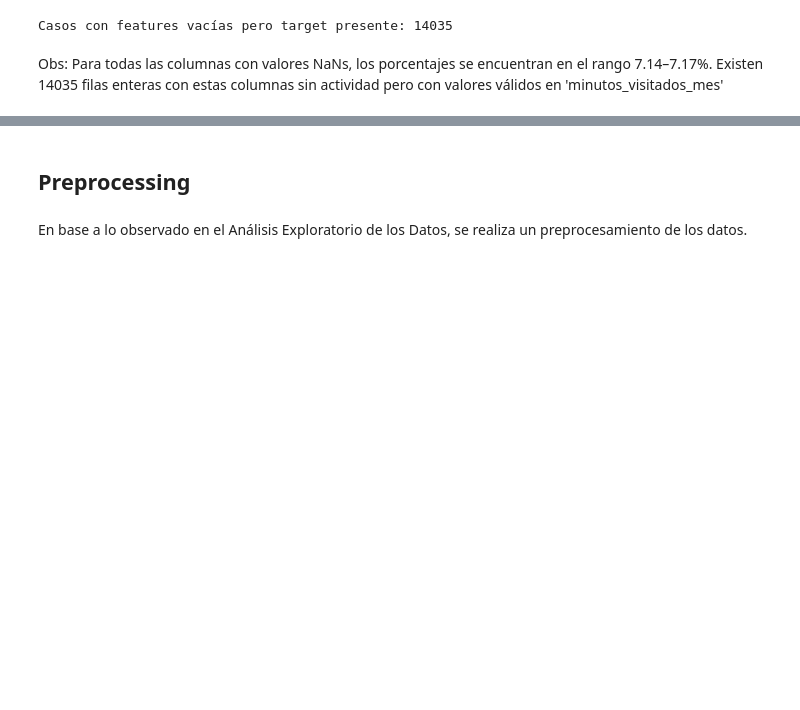
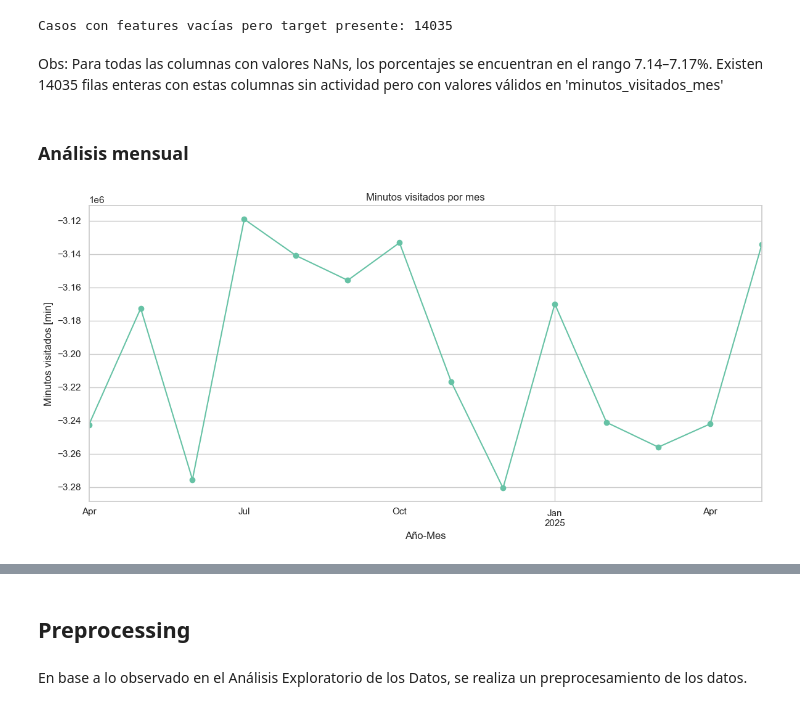
Before and after one commit to msolpera/challenge_quilmes, a Jupyter notebook: notebooks/EDA.ipynb, the cells around one changed output, grey strips where cells are left out. Drawn from its saved outputs; the diff is of its cells as text; code cells hidden in the pictures; blank space fills up the shorter version.

```diff
--- a/notebooks/EDA.ipynb
+++ b/notebooks/EDA.ipynb
@@ -250,3 +247,19 @@ Casos con features vacías pero target presente: 14035
 # %% [markdown]
 Obs: Para todas las columnas con valores NaNs, los porcentajes se encuentran en el rango 7.14–7.17%.
 Existen 14035 filas enteras con estas columnas sin actividad pero con valores válidos en 'minutos_visitados_mes'
+# %% [markdown]
+### Análisis mensual
+# %%
+import matplotlib.pyplot as plt
+
+ventas_mensuales = df.groupby('fecha')['minutos_visitados_mes'].sum().sort_index()
+
+plt.figure(figsize=(12, 6))
+ventas_mensuales.plot(marker='o')
+plt.title('Minutos visitados por mes')
+plt.xlabel('Año-Mes')
+plt.ylabel('Minutos visitados [min]')
+plt.grid(True)
+plt.tight_layout()
+# %% [output]
+[figure, added]
```
Also changed, not shown: parts of 9 cells of this notebook, 5 other files.
